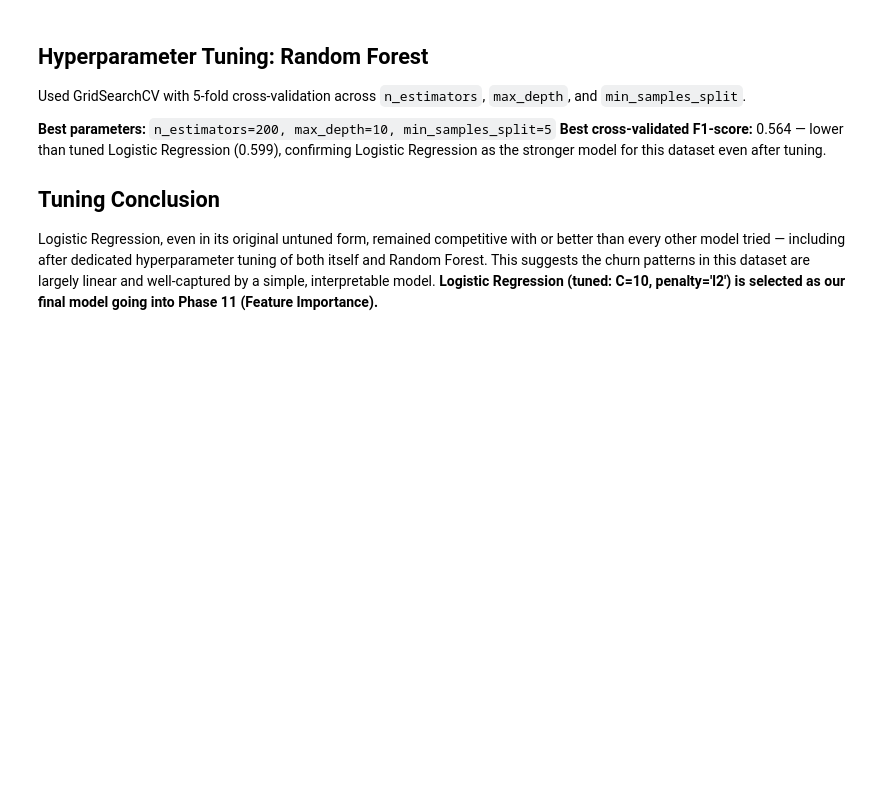
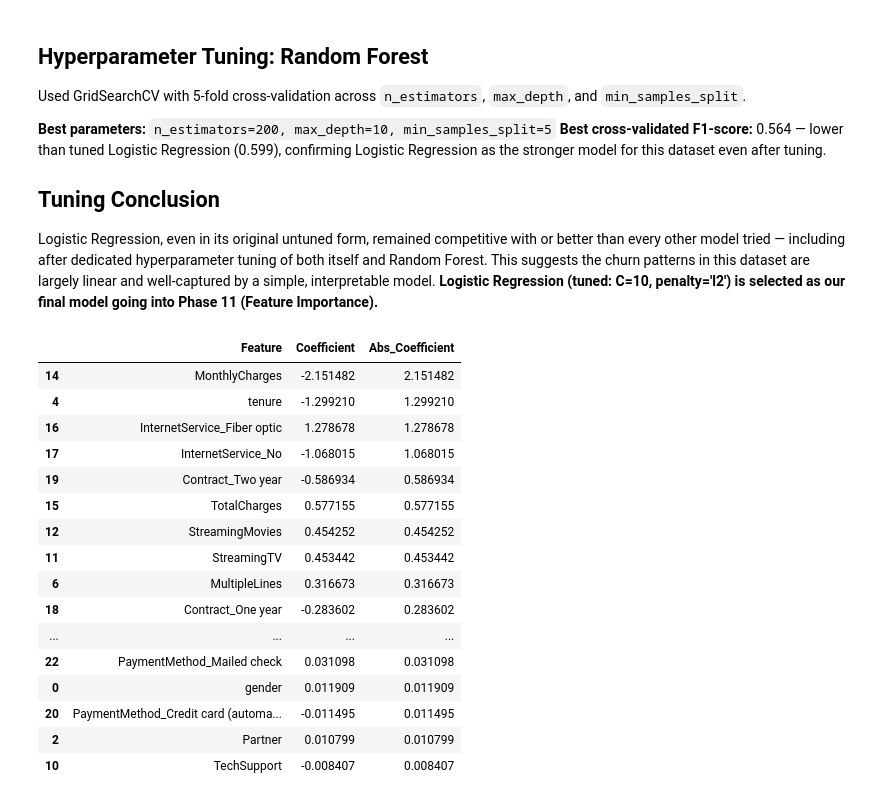
Before and after one commit to Apoorva-mishra01/telecom-churn-prediction, a Jupyter notebook: notebooks/03_modeling.ipynb, the cells around one changed output. Cells and saved outputs as stored; diff of their text form; code cells hidden in the pictures; blank space fills up the shorter version.

```diff
--- a/notebooks/03_modeling.ipynb
+++ b/notebooks/03_modeling.ipynb
@@ -283,3 +285,41 @@ suggests the churn patterns in this dataset are largely linear and
 well-captured by a simple, interpretable model. **Logistic Regression
 (tuned: C=10, penalty='l2') is selected as our final model going into
 Phase 11 (Feature Importance).**
+# %%
+feature_names = ['gender', 'SeniorCitizen', 'Partner', 'Dependents', 'tenure',
+                  'PhoneService', 'MultipleLines', 'OnlineSecurity', 'OnlineBackup',
+                  'DeviceProtection', 'TechSupport', 'StreamingTV', 'StreamingMovies',
+                  'PaperlessBilling', 'MonthlyCharges', 'TotalCharges',
+                  'InternetService_Fiber optic', 'InternetService_No',
+                  'Contract_One year', 'Contract_Two year',
+                  'PaymentMethod_Credit card (automatic)',
+                  'PaymentMethod_Electronic check', 'PaymentMethod_Mailed check']
+
+best_log_reg = log_reg_grid.best_estimator_
+
+coefficients = pd.DataFrame({
+    'Feature': feature_names,
+    'Coefficient': best_log_reg.coef_[0]
+})
+
+coefficients['Abs_Coefficient'] = coefficients['Coefficient'].abs()
+coefficients = coefficients.sort_values('Abs_Coefficient', ascending=False)
+coefficients
+# %% [output]
+|  | Feature | Coefficient | Abs_Coefficient |
+| 14 | MonthlyCharges | -2.151482 | 2.151482 |
+| 4 | tenure | -1.299210 | 1.299210 |
+| 16 | InternetService_Fiber optic | 1.278678 | 1.278678 |
+| 17 | InternetService_No | -1.068015 | 1.068015 |
+| 19 | Contract_Two year | -0.586934 | 0.586934 |
+| 15 | TotalCharges | 0.577155 | 0.577155 |
+| 12 | StreamingMovies | 0.454252 | 0.454252 |
+| 11 | StreamingTV | 0.453442 | 0.453442 |
+| 6 | MultipleLines | 0.316673 | 0.316673 |
+| 18 | Contract_One year | -0.283602 | 0.283602 |
+| ... | ... | ... | ... |
+| 22 | PaymentMethod_Mailed check | 0.031098 | 0.031098 |
+| 0 | gender | 0.011909 | 0.011909 |
+| 20 | PaymentMethod_Credit card (automa... | -0.011495 | 0.011495 |
+| 2 | Partner | 0.010799 | 0.010799 |
+| 10 | TechSupport | -0.008407 | 0.008407 |
```
Also changed, not shown: parts of 2 cells of this notebook.
